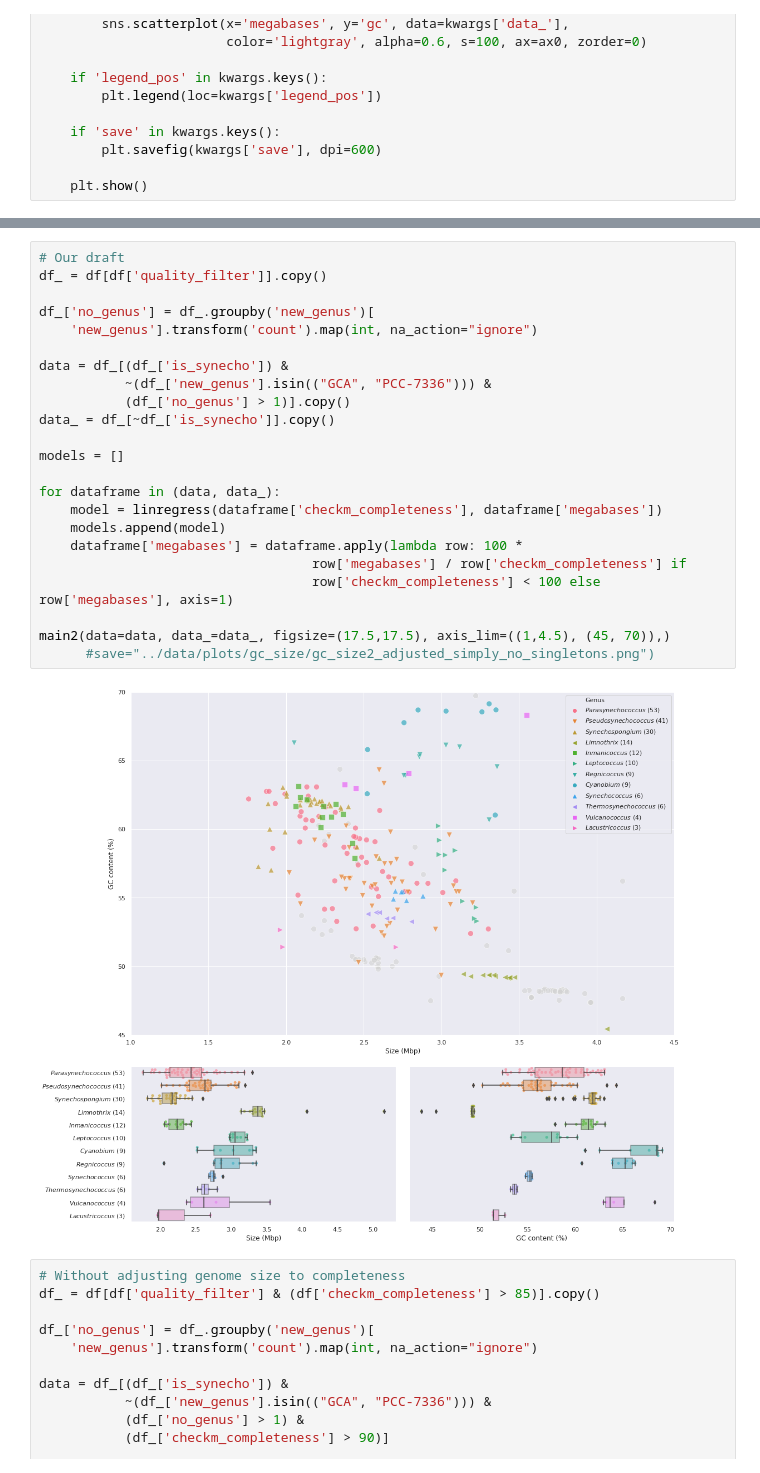
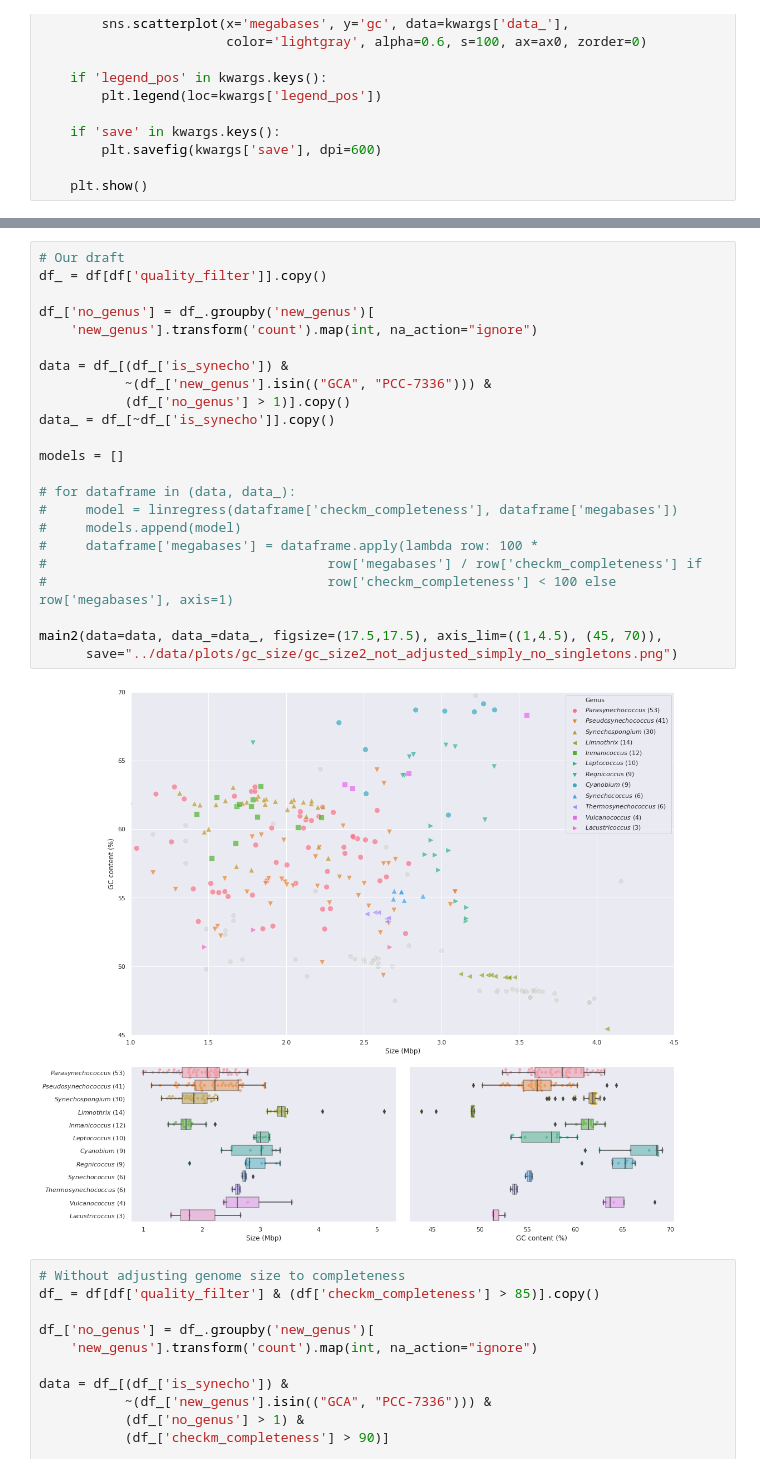
Before and after one commit to vinisalazar/SynechococcusGT, a Jupyter notebook: code/gc_size.ipynb, the cells around one changed output, grey strips where cells are left out. Drawn from its saved outputs; the diff is of its cells as text.

```diff
--- a/code/gc_size.ipynb
+++ b/code/gc_size.ipynb
@@ -170,28 +197,28 @@ def main2(data, data_, figsize=(15,15), axis_lim=((1,7), (30,70)), palette='deep
 # %%
 # Our draft
 df_ = df[df['quality_filter']].copy()
 
 df_['no_genus'] = df_.groupby('new_genus')[
     'new_genus'].transform('count').map(int, na_action="ignore")
 
 data = df_[(df_['is_synecho']) &
            ~(df_['new_genus'].isin(("GCA", "PCC-7336"))) &
            (df_['no_genus'] > 1)].copy()
 data_ = df_[~df_['is_synecho']].copy()
 
 models = []
 
-for dataframe in (data, data_):
-    model = linregress(dataframe['checkm_completeness'], dataframe['megabases'])
-    models.append(model)
-    dataframe['megabases'] = dataframe.apply(lambda row: 100 *
-                                   row['megabases'] / row['checkm_completeness'] if
-                                   row['checkm_completeness'] < 100 else row['megabases'], axis=1)
+# for dataframe in (data, data_):
+#     model = linregress(dataframe['checkm_completeness'], dataframe['megabases'])
+#     models.append(model)
+#     dataframe['megabases'] = dataframe.apply(lambda row: 100 *
+#                                    row['megabases'] / row['checkm_completeness'] if
+#                                    row['checkm_completeness'] < 100 else row['megabases'], axis=1)
 
-main2(data=data, data_=data_, figsize=(17.5,17.5), axis_lim=((1,4.5), (45, 70)),)
-      #save="../data/plots/gc_size/gc_size2_adjusted_simply_no_singletons.png")
+main2(data=data, data_=data_, figsize=(17.5,17.5), axis_lim=((1,4.5), (45, 70)),
+      save="../data/plots/gc_size/gc_size2_not_adjusted_simply_no_singletons.png")
 # %% [output]
-[figure, old version]
+[figure, new version]
 # %%
 # Without adjusting genome size to completeness
 df_ = df[df['quality_filter'] & (df['checkm_completeness'] > 85)].copy()
```
Also changed, not shown: parts of 2 cells of this notebook.
